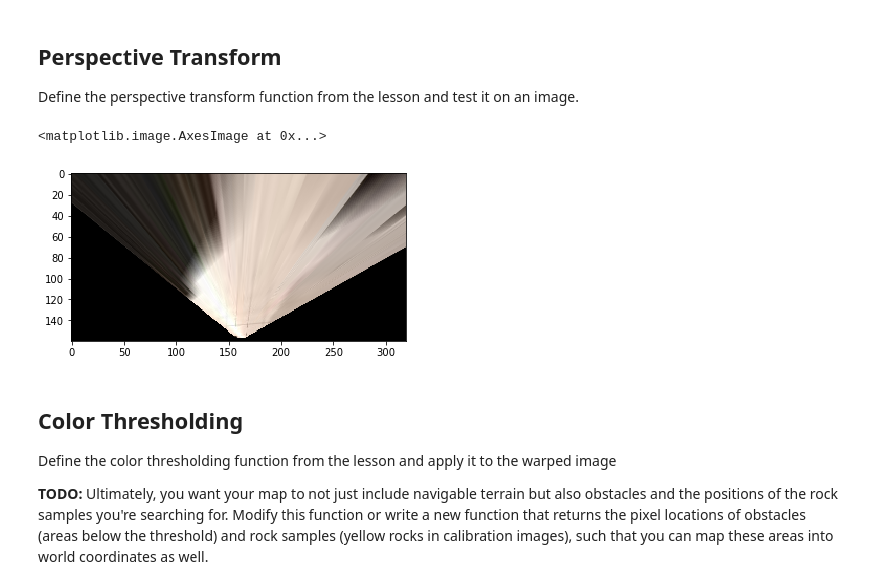
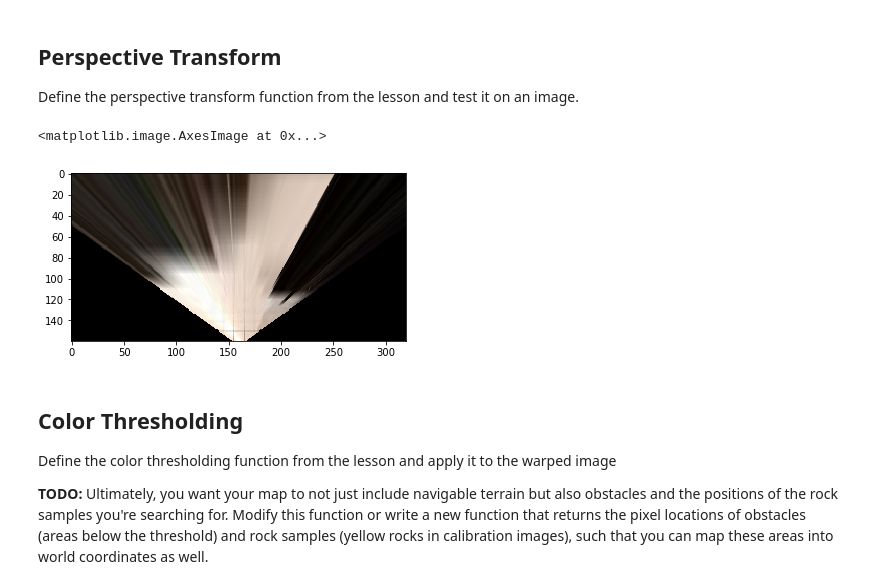
Before and after one commit to Beshario/Robotics-Search-and-Sample-Return, a Jupyter notebook: code/Rover_Project_Test_Notebook.ipynb, the cells around one changed output. Drawn from its saved outputs; the diff is of its cells as text; code cells hidden in the pictures.

```diff
--- a/code/Rover_Project_Test_Notebook.ipynb
+++ b/code/Rover_Project_Test_Notebook.ipynb
@@ -89,5 +89,6 @@ dst_size = 5
 # Set a bottom offset to account for the fact that the bottom of the image
 # is not the position of the rover but a bit in front of it
 # this is just a rough guess, feel free to change it!
-bottom_offset = 6
-source = np.float32([[15, 128], [234 ,126],[179, 96], [106, 95]])
+bottom_offset = 0
+source = np.float32([[14, 140], [301 ,140],[200, 96], [118, 96]])
+#source = np.float32([[15, 128], [234 ,126],[179, 96], [106, 95]])
@@ -95,13 +96,13 @@
                   [image.shape[1]/2 + dst_size, image.shape[0] - bottom_offset],
                   [image.shape[1]/2 + dst_size, image.shape[0] - 2*dst_size - bottom_offset],
                   [image.shape[1]/2 - dst_size, image.shape[0] - 2*dst_size - bottom_offset],
                   ])
 warped = perspect_transform(grid_img, source, destination)
 plt.imshow(warped)
 #scipy.misc.imsave('../output/warped_example.jpg', warped)
 # %% [output]
 <matplotlib.image.AxesImage at 0x...>
-[figure, old version]
+[figure, new version]
 # %% [markdown]
 ## Color Thresholding
 Define the color thresholding function from the lesson and apply it to the warped image
```
Also changed, not shown: parts of 4 cells of this notebook, 4 other files.
